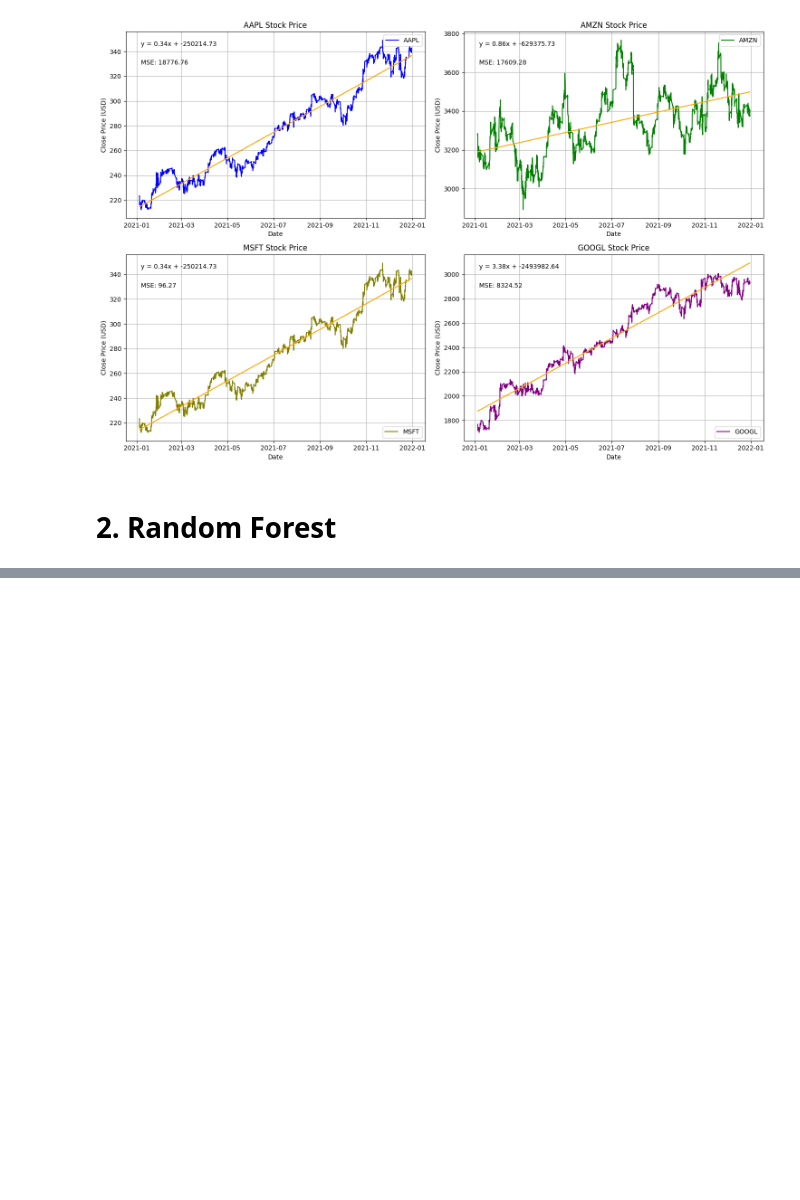
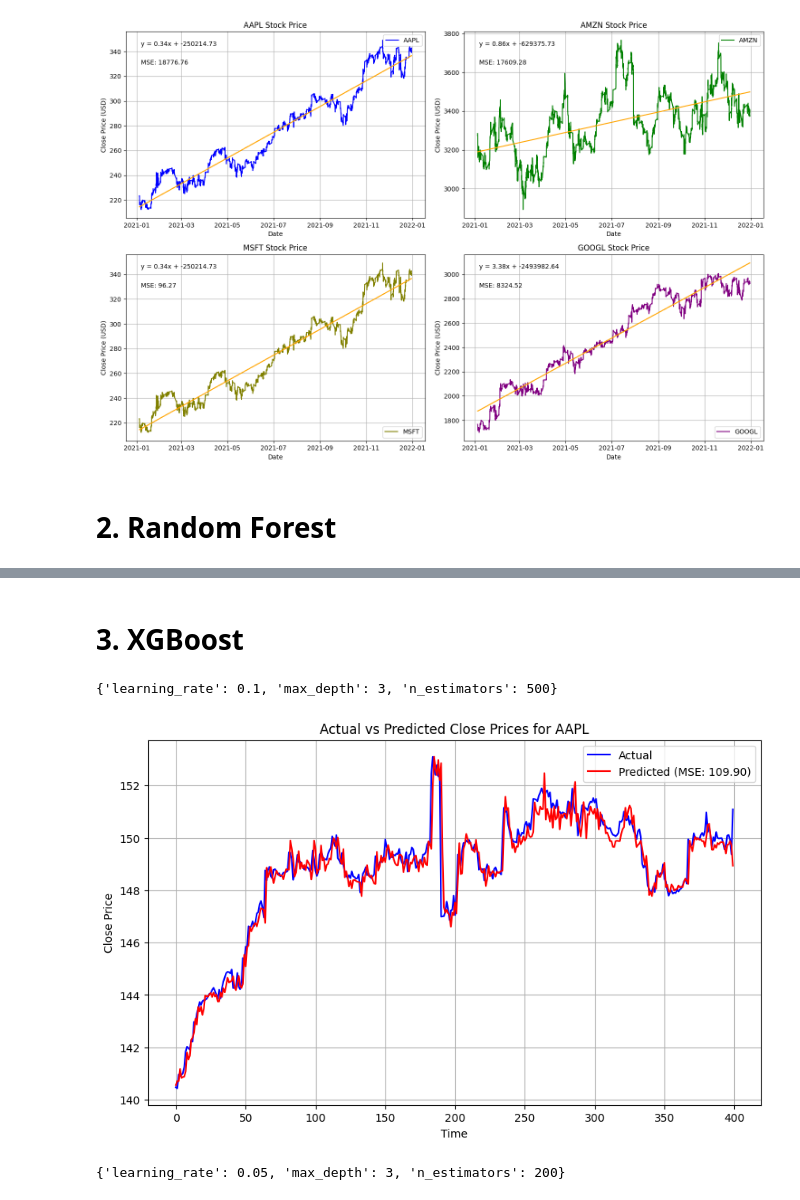
Before and after one commit to Najel-A/ML-Stock-Predictor, a Jupyter notebook: stock_prediction.ipynb, the cells around one changed output, grey strips where cells are left out. Drawn from its saved outputs; the diff is of its cells as text; code cells hidden in the pictures; blank space fills up the shorter version.

Commit message:
XGBoost and LSTM

```diff
--- a/stock_prediction.ipynb
+++ b/stock_prediction.ipynb
@@ -311,0 +325,73 @@ plt.show()
+# %% [markdown]
+# 3. XGBoost
+# %%
+from xgboost import XGBRegressor
+from sklearn.model_selection import train_test_split, GridSearchCV
+from sklearn.metrics import mean_squared_error
+import matplotlib.pyplot as plt
+
+aapl_df = preprocess_data(aapl_df)
+
+features = ['lag_1', 'lag_2', 'moving_avg_5', 'moving_avg_10', 'percent_change']
+X = aapl_df[features]
+y = aapl_df['target']
+
+X_train, X_test, y_train, y_test = train_test_split(X, y, test_size=0.22, shuffle=False)
+
+param_grid = {
+    'n_estimators': [100, 200, 500],
+    'max_depth': [3, 5, 7],
+    'learning_rate': [0.01, 0.05, 0.1]
+}
+grid_search = GridSearchCV(XGBRegressor(), param_grid, cv=3, scoring='neg_mean_squared_error')
+grid_search.fit(X_train, y_train)
+print(grid_search.best_params_)
+
+model = XGBRegressor(
+    n_estimators=500,
+    learning_rate=0.1,
+    max_depth=3,
+    random_state=42
+)
+model.fit(X_train, y_train)
+
+y_pred = model.predict(X_test)
+mse = mean_squared_error(y_test, y_pred)
+
+start, end = 0, 400
+
+y_test_range = y_test.iloc[start:end]
+y_pred_range = y_pred[start:end]
+
+plt.figure(figsize=(10, 6))
+plt.plot(y_test_range.values, label='Actual', color='blue')
+plt.plot(y_pred_range, label=f'Predicted (MSE: {mse:.2f})', color='red')
+plt.legend()
+plt.title('Actual vs Predicted Close Prices for AAPL')
+plt.xlabel('Time')
+plt.ylabel('Close Price')
+plt.grid(True)
+plt.show()
+# %% [output]
+{'learning_rate': 0.1, 'max_depth': 3, 'n_estimators': 500}
+[figure, added]
+# %%
+amzn_df = preprocess_data(amzn_df)
+
+features = ['lag_1', 'lag_2', 'moving_avg_5', 'moving_avg_10', 'percent_change']
+X = amzn_df[features]
+y = amzn_df['target']
+
+X_train, X_test, y_train, y_test = train_test_split(X, y, test_size=0.2, shuffle=False)
+
+param_grid = {
+    'n_estimators': [100, 200, 300],
+    'max_depth': [3, 5, 7],
+    'learning_rate': [0.01, 0.05, 0.1]
+}
+
+grid_search = GridSearchCV(XGBRegressor(), param_grid, cv=3, scoring='neg_mean_squared_error')
+grid_search.fit(X_train, y_train)
+print(grid_search.best_params_)
+# %% [output]
+{'learning_rate': 0.05, 'max_depth': 3, 'n_estimators': 200}
```
Also changed, not shown: parts of 17 cells of this notebook.
